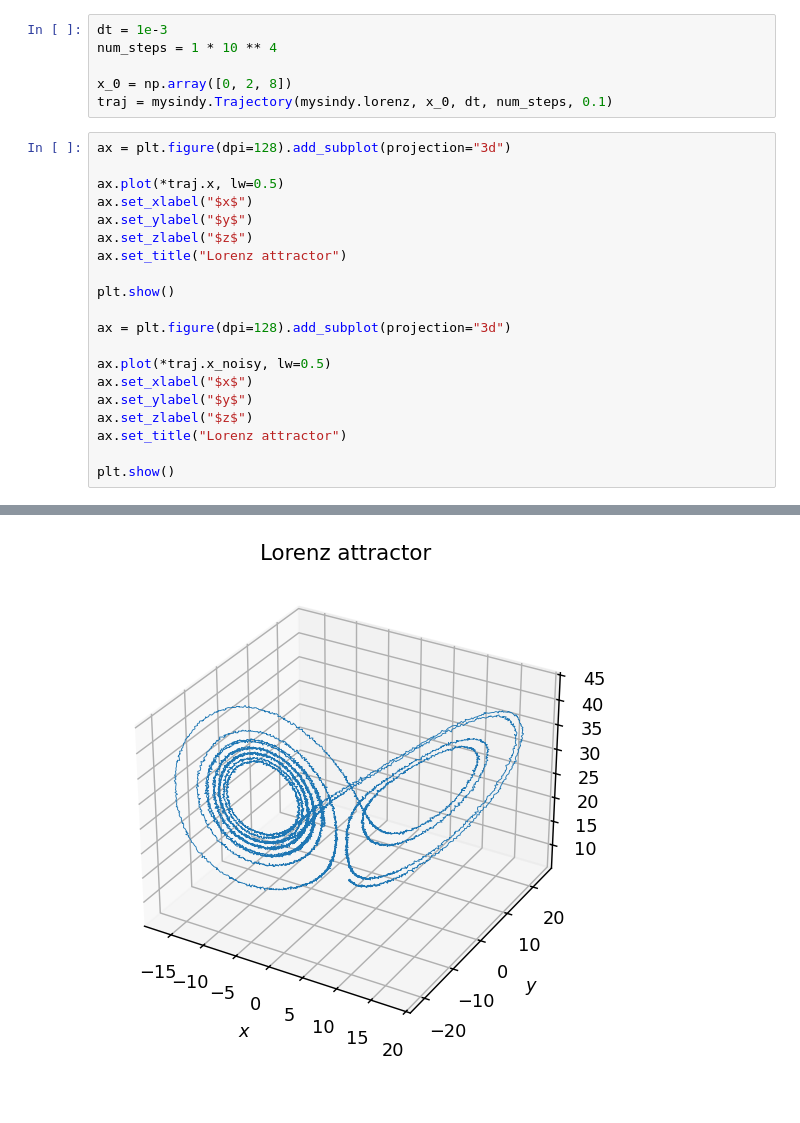
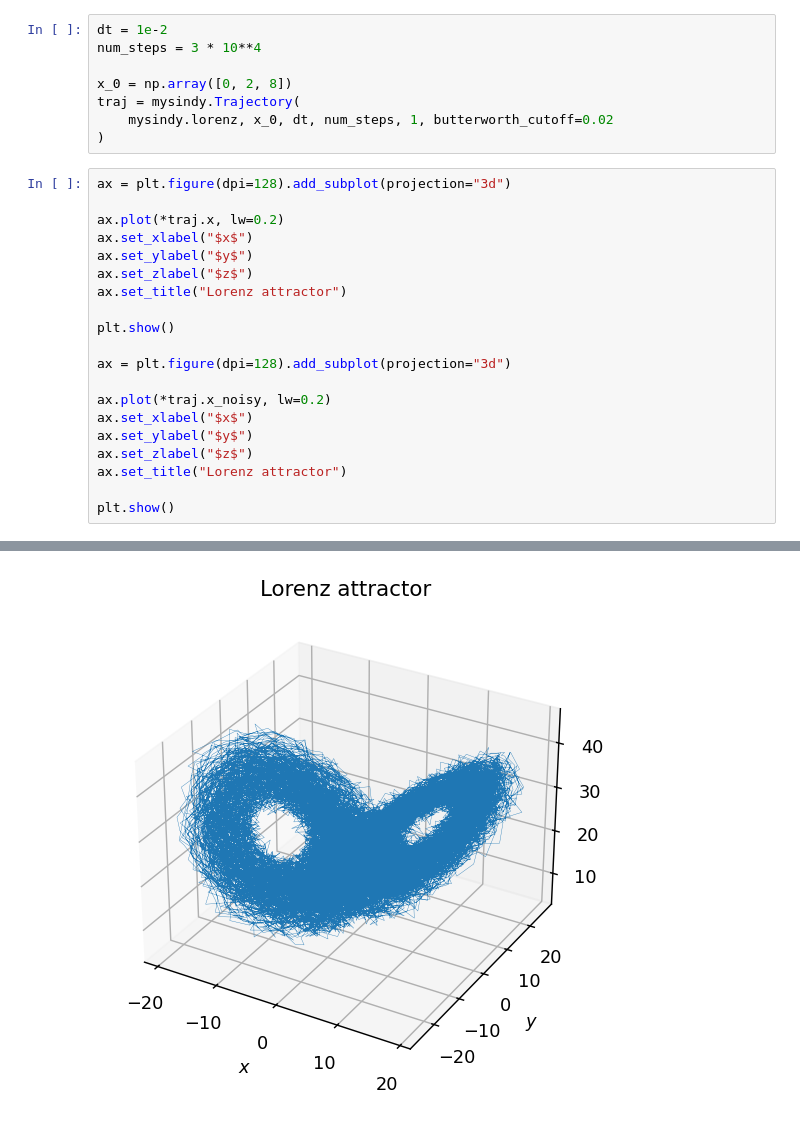
Before and after one commit to alexje76/SINDY-Noise-Investigation, a Jupyter notebook: test.ipynb, the cells around one changed output, grey strips where cells are left out. Drawn from its saved outputs; the diff is of its cells as text.

```diff
--- a/test.ipynb
+++ b/test.ipynb
@@ -16,15 +28,17 @@ importlib.reload(mysindy) # Force reloading module to apply changes
 # %% [output]
 <module 'mysindy' from 'c:\\Users\\yq\\Seafile\\Sync\\Documents\\University of Washington\\2026 Q1 Winter\\ME 571 Data-Driven Dynamic Systems\\ME 571 Final Project\\SINDY-Noise-Investigation\\mysindy. ...
 # %%
-dt = 1e-3
-num_steps = 1 * 10 ** 4
+dt = 1e-2
+num_steps = 3 * 10**4
 
 x_0 = np.array([0, 2, 8])
-traj = mysindy.Trajectory(mysindy.lorenz, x_0, dt, num_steps, 0.1)
+traj = mysindy.Trajectory(
+    mysindy.lorenz, x_0, dt, num_steps, 1, butterworth_cutoff=0.02
+)
 # %%
 ax = plt.figure(dpi=128).add_subplot(projection="3d")
 
-ax.plot(*traj.x, lw=0.5)
+ax.plot(*traj.x, lw=0.2)
 ax.set_xlabel("$x$")
 ax.set_ylabel("$y$")
 ax.set_zlabel("$z$")
@@ -34,7 +48,7 @@ plt.show()
 
 ax = plt.figure(dpi=128).add_subplot(projection="3d")
 
-ax.plot(*traj.x_noisy, lw=0.5)
+ax.plot(*traj.x_noisy, lw=0.2)
 ax.set_xlabel("$x$")
 ax.set_ylabel("$y$")
 ax.set_zlabel("$z$")
@@ -46 +60 @@ plt.show()
-[figure, old version]
+[figure, new version]
```
Also changed, not shown: parts of 18 cells of this notebook.
